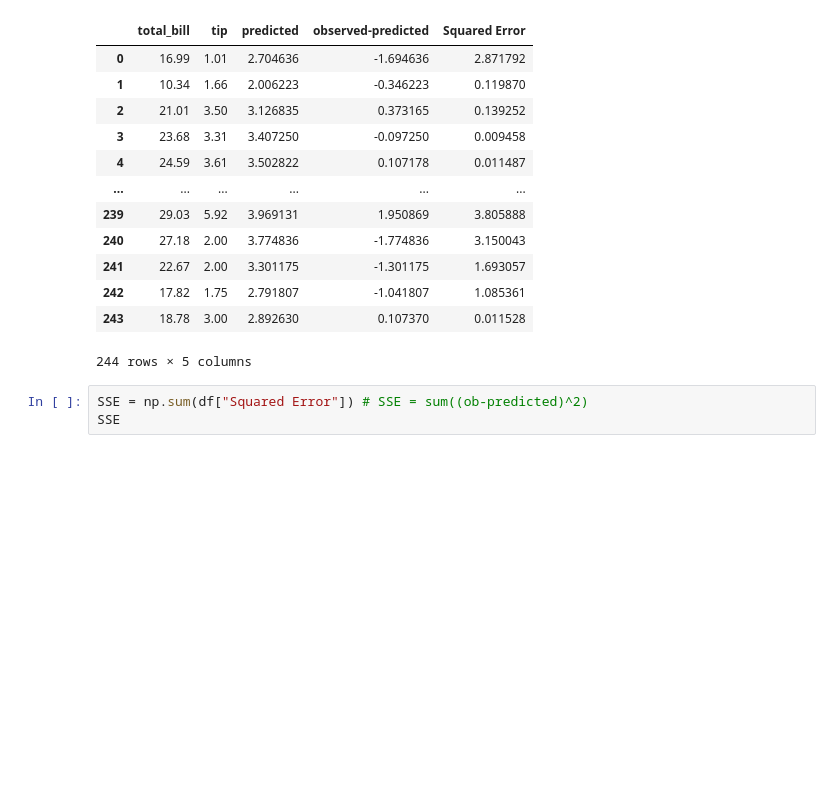
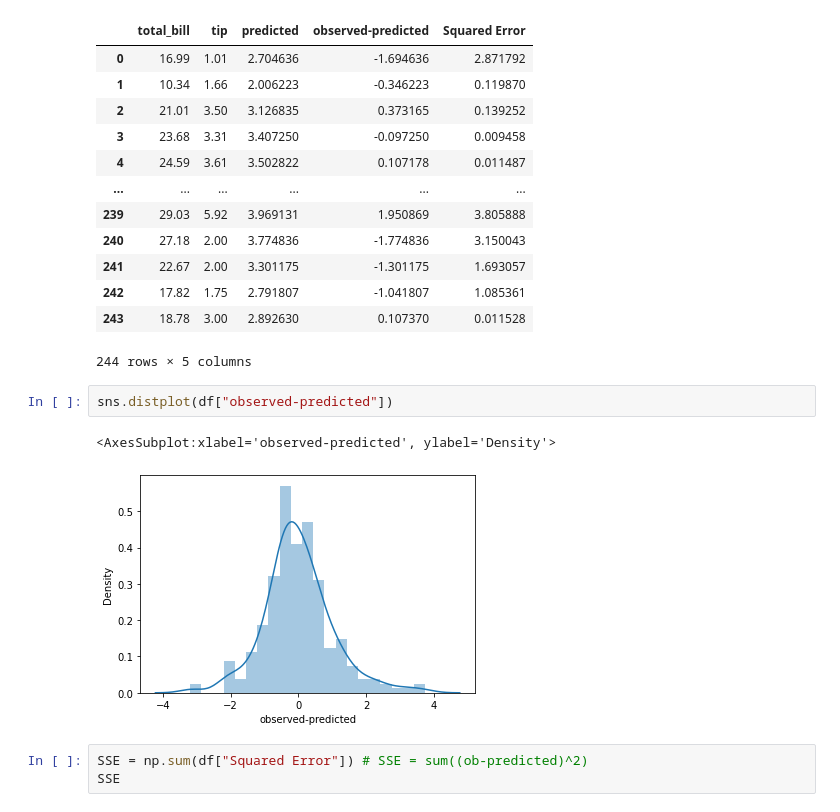
Before and after one commit to 28101991SUNNY/Machine-Learning-, a Jupyter notebook: 02_Simple_Linear Regression .ipynb, the cells around one changed output. Drawn from its saved outputs; the diff is of its cells as text; blank space fills up the shorter version.

```diff
--- a/02_Simple_Linear Regression .ipynb
+++ b/02_Simple_Linear Regression .ipynb
@@ -221,6 +213,11 @@ df
 | 242 | 17.82 | 1.75 | 2.791807 | -1.041807 | 1.085361 |
 | 243 | 18.78 | 3.00 | 2.892630 | 0.107370 | 0.011528 |
 244 rows × 5 columns
+# %%
+sns.distplot(df["observed-predicted"])
+# %% [output]
+<AxesSubplot:xlabel='observed-predicted', ylabel='Density'>
+[figure, added]
 # %%
 SSE = np.sum(df["Squared Error"]) # SSE = sum((ob-predicted)^2)
 SSE
```
Also changed, not shown: parts of 3 cells of this notebook.
